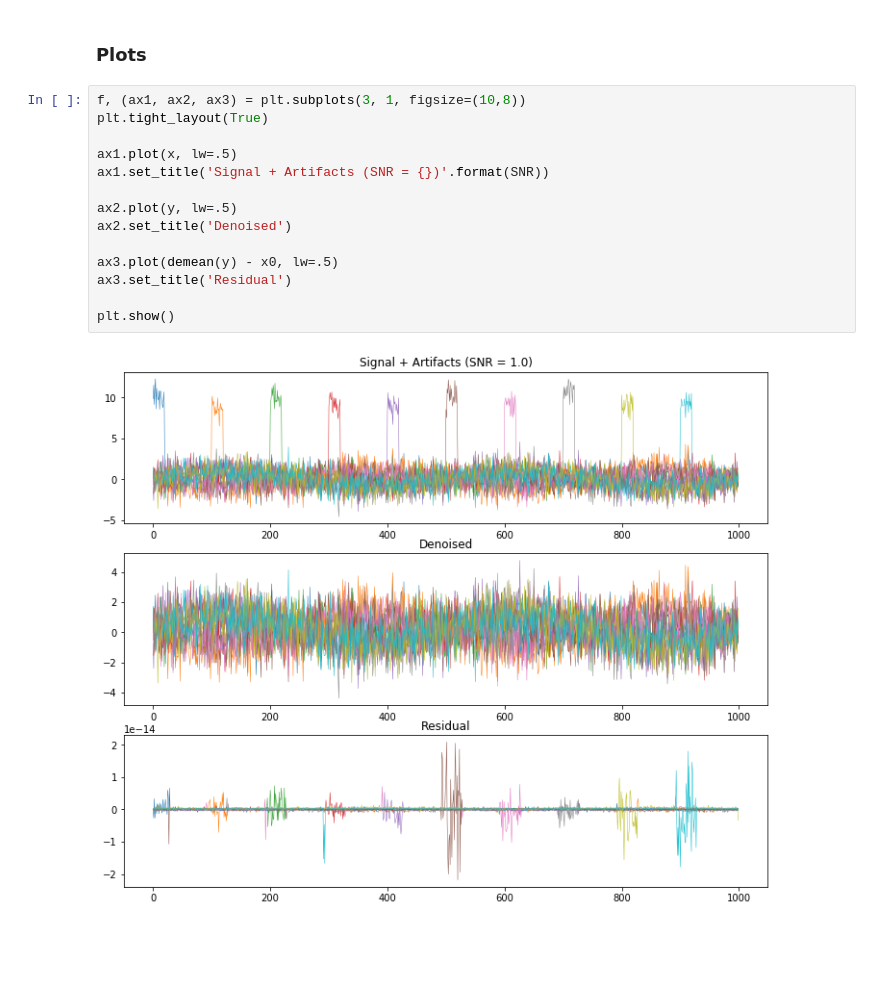
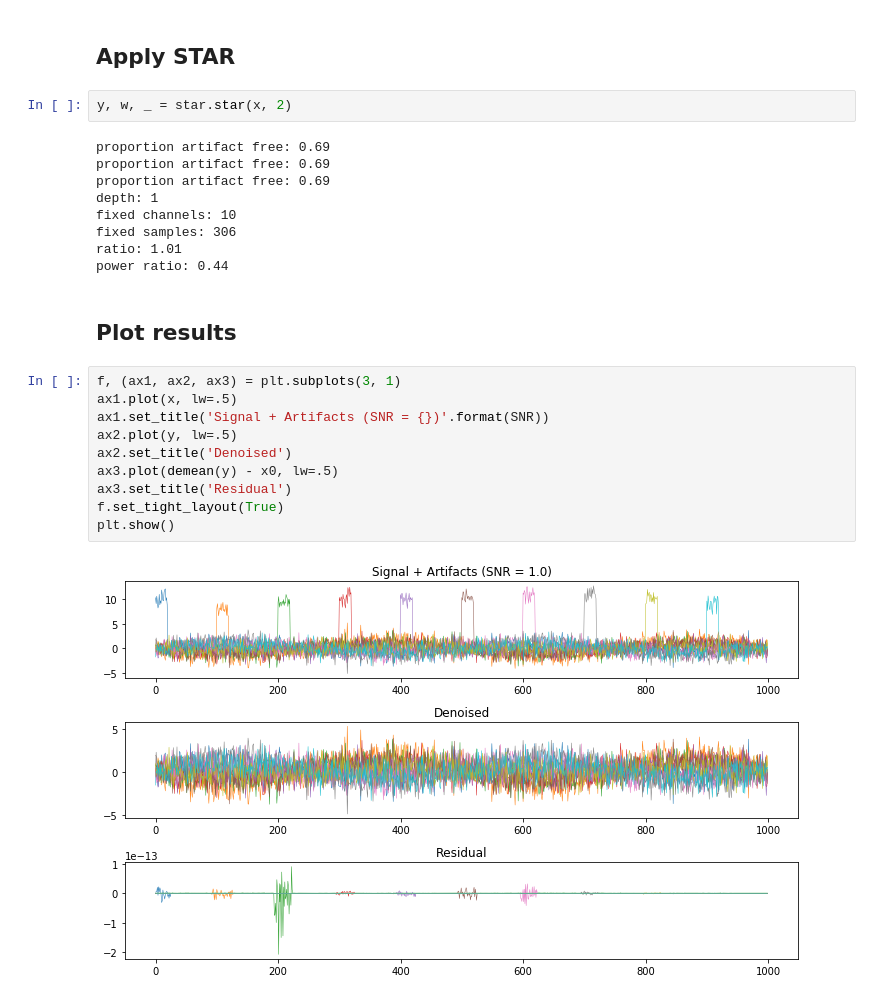
Before and after one commit to nbara/python-meegkit, a Jupyter notebook: examples/example_star.ipynb, the cells around one changed output. Cells and saved outputs as stored; diff of their text form; blank space fills up the shorter version.

```diff
--- a/examples/example_star.ipynb
+++ b/examples/example_star.ipynb
@@ -64,18 +47,29 @@ power ratio: 0.43
-# %% [markdown]
-### Plots
+# %% [markdown]
+Apply STAR
+-----------------------------------------------------------------------------
+# %%
+y, w, _ = star.star(x, 2)
+# %% [output]
+proportion artifact free: 0.69
+proportion artifact free: 0.69
+proportion artifact free: 0.69
+depth: 1
+fixed channels: 10
+fixed samples: 306
+ratio: 1.01
+power ratio: 0.44
+# %% [markdown]
+Plot results
+-----------------------------------------------------------------------------
 # %%
-f, (ax1, ax2, ax3) = plt.subplots(3, 1, figsize=(10,8))
-plt.tight_layout(True)
-
+f, (ax1, ax2, ax3) = plt.subplots(3, 1)
 ax1.plot(x, lw=.5)
 ax1.set_title('Signal + Artifacts (SNR = {})'.format(SNR))
-
 ax2.plot(y, lw=.5)
 ax2.set_title('Denoised')
-
 ax3.plot(demean(y) - x0, lw=.5)
 ax3.set_title('Residual')
-
+f.set_tight_layout(True)
 plt.show()
 # %% [output]
-[figure, old version]
+[figure, new version]
```
Also changed, not shown: parts of 7 cells of this notebook, 15 other files.
